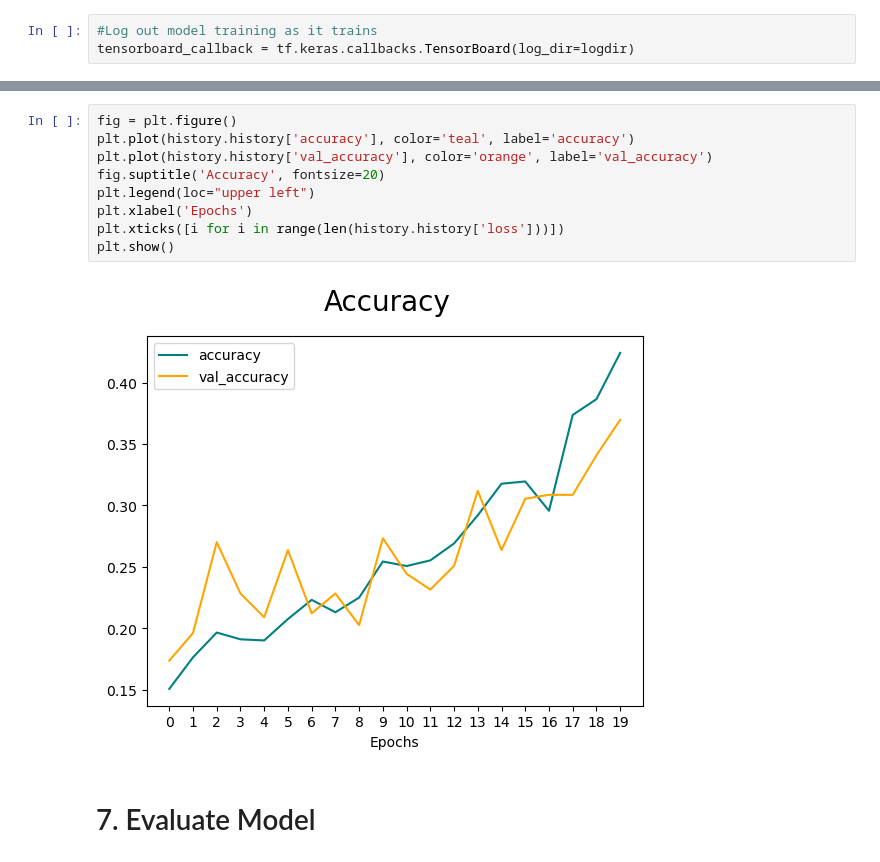
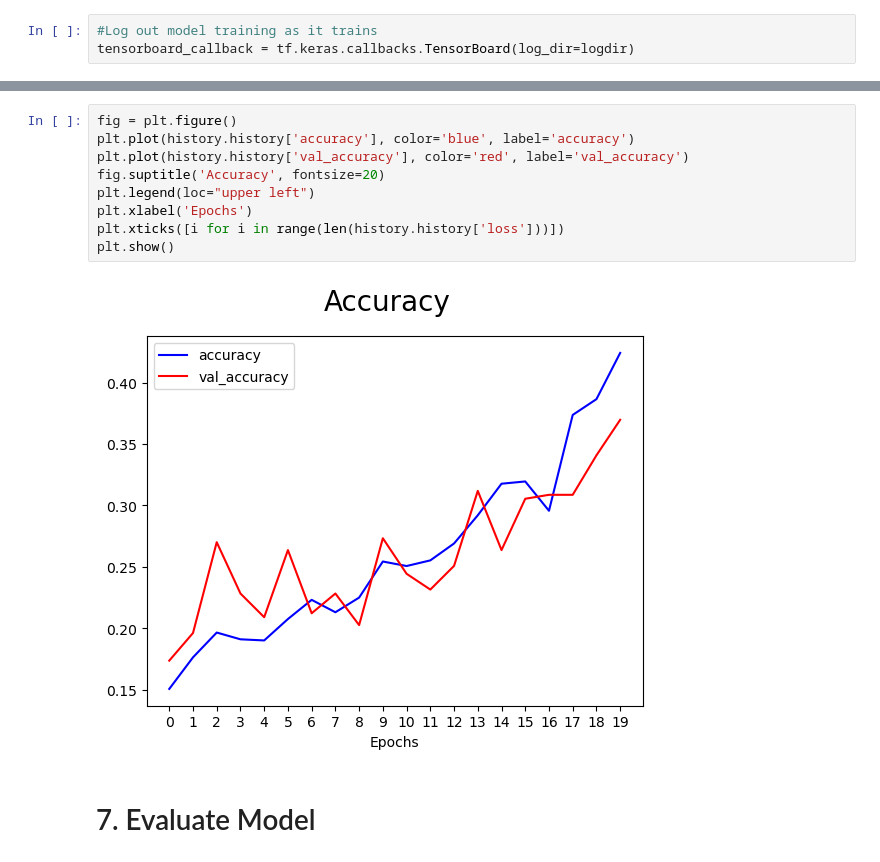
Before and after one commit to albertnguyentran/JiuJitsuAI, a Jupyter notebook: JiuJitsuAI/JiuJitsuSubmissionDeepLearningRecognitionTree.ipynb, the cells around one changed output, grey strips where cells are left out. Drawn from its saved outputs; the diff is of its cells as text.

```diff
--- a/JiuJitsuAI/JiuJitsuSubmissionDeepLearningRecognitionTree.ipynb
+++ b/JiuJitsuAI/JiuJitsuSubmissionDeepLearningRecognitionTree.ipynb
@@ -278,14 +278,14 @@ plt.show()
 # %%
 fig = plt.figure()
-plt.plot(history.history['accuracy'], color='teal', label='accuracy')
-plt.plot(history.history['val_accuracy'], color='orange', label='val_accuracy')
+plt.plot(history.history['accuracy'], color='blue', label='accuracy')
+plt.plot(history.history['val_accuracy'], color='red', label='val_accuracy')
 fig.suptitle('Accuracy', fontsize=20)
 plt.legend(loc="upper left")
 plt.xlabel('Epochs')
 plt.xticks([i for i in range(len(history.history['loss']))])
 plt.show()
 # %% [output]
-[figure, old version]
+[figure, new version]
 # %% [markdown]
 # 7. Evaluate Model
 # %%
```
Also changed, not shown: parts of 1 cell of this notebook.
